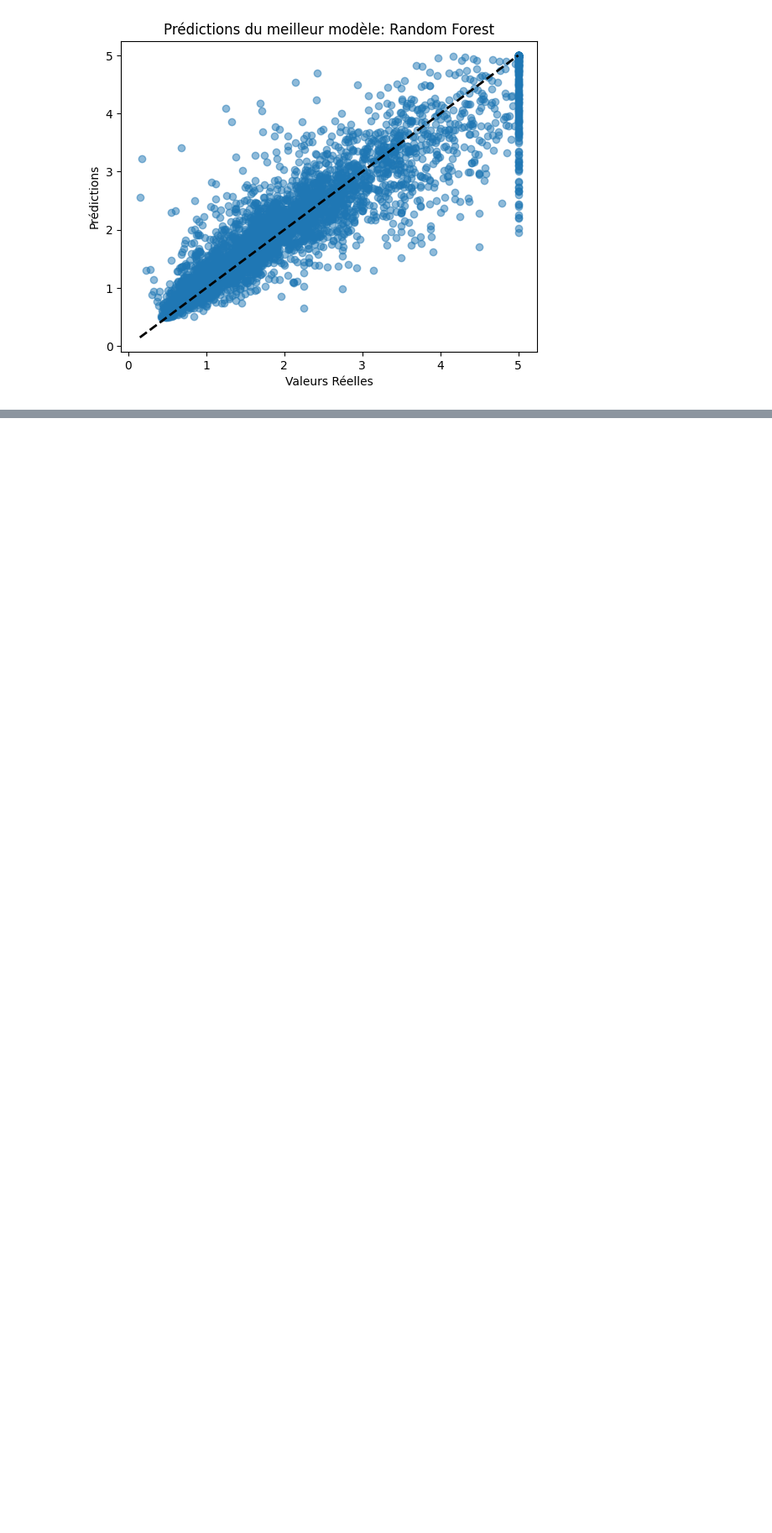
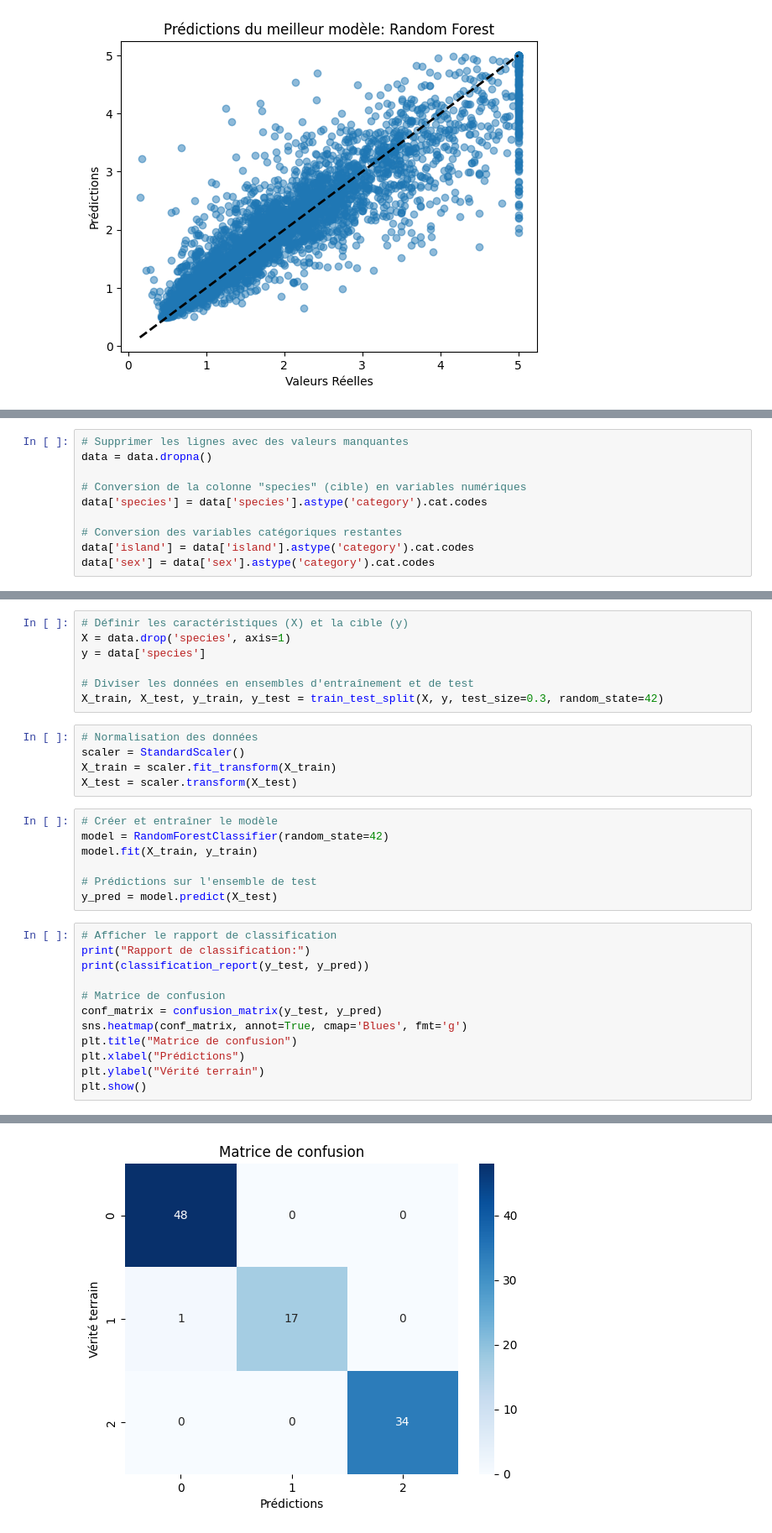
Before and after one commit to bravovaldes/Apprentissage_Supervise_Regression, a Jupyter notebook: Untitled0.ipynb, the cells around one changed output, grey strips where cells are left out. Shown at 84% size. Cells and saved outputs as stored; diff of their text form; blank space fills up the shorter version.

```diff
--- a/Untitled0.ipynb
+++ b/Untitled0.ipynb
@@ -262,0 +292,10 @@ R^2 score of best model: 0.80
+# %%
+# Supprimer les lignes avec des valeurs manquantes
+data = data.dropna()
+
+# Conversion de la colonne "species" (cible) en variables numériques
+data['species'] = data['species'].astype('category').cat.codes
+
+# Conversion des variables catégoriques restantes
+data['island'] = data['island'].astype('category').cat.codes
+data['sex'] = data['sex'].astype('category').cat.codes
@@ -262,0 +318,32 @@ R^2 score of best model: 0.80
+# %%
+# Définir les caractéristiques (X) et la cible (y)
+X = data.drop('species', axis=1)
+y = data['species']
+
+# Diviser les données en ensembles d'entraînement et de test
+X_train, X_test, y_train, y_test = train_test_split(X, y, test_size=0.3, random_state=42)
+# %%
+# Normalisation des données
+scaler = StandardScaler()
+X_train = scaler.fit_transform(X_train)
+X_test = scaler.transform(X_test)
+# %%
+# Créer et entraîner le modèle
+model = RandomForestClassifier(random_state=42)
+model.fit(X_train, y_train)
+
+# Prédictions sur l'ensemble de test
+y_pred = model.predict(X_test)
+# %%
+# Afficher le rapport de classification
+print("Rapport de classification:")
+print(classification_report(y_test, y_pred))
+
+# Matrice de confusion
+conf_matrix = confusion_matrix(y_test, y_pred)
+sns.heatmap(conf_matrix, annot=True, cmap='Blues', fmt='g')
+plt.title("Matrice de confusion")
+plt.xlabel("Prédictions")
+plt.ylabel("Vérité terrain")
+plt.show()
+# %% [output]
@@ -262,0 +360 @@ R^2 score of best model: 0.80
+[figure, added]
```
Also changed, not shown: parts of 5 cells of this notebook.
